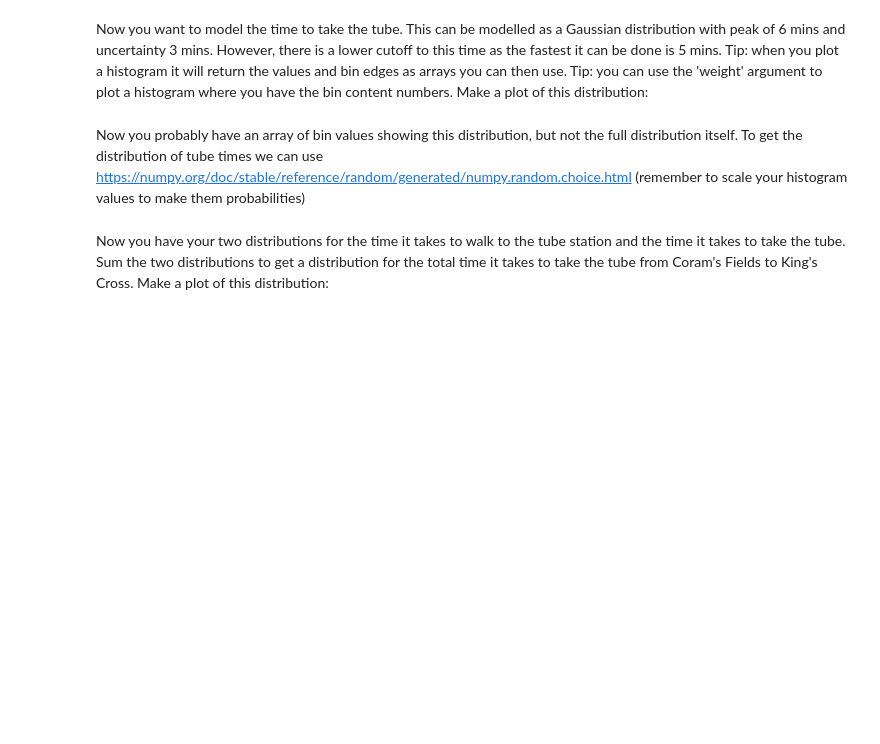
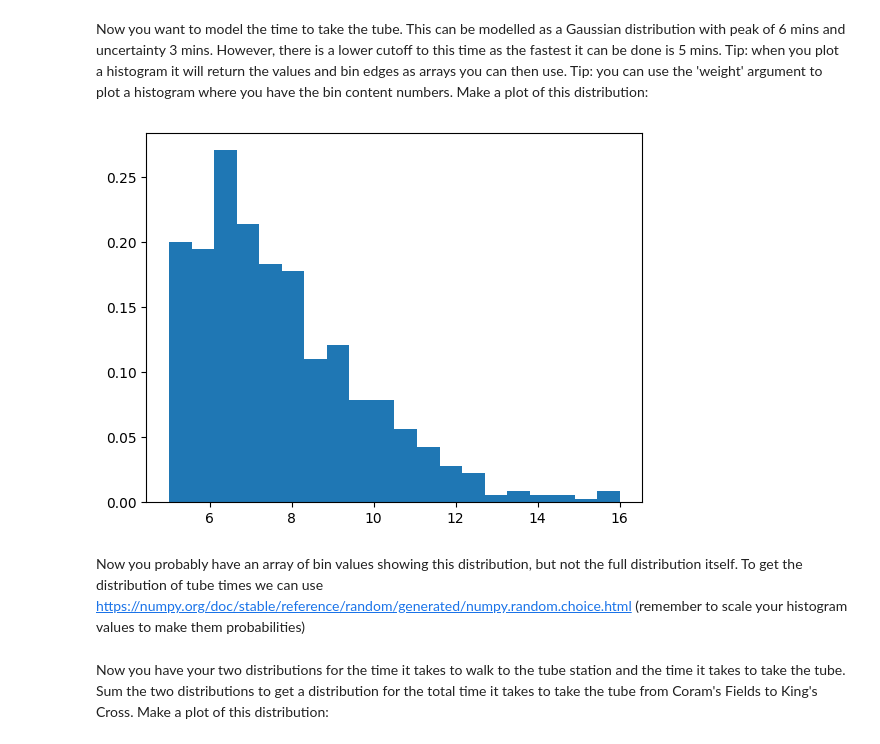
Before and after one commit to abbeywaldron/research_methods_2025, a Jupyter notebook: stats.ipynb, the cells around one changed output. Cells and saved outputs as stored; diff of their text form; code cells hidden in the pictures; blank space fills up the shorter version.

```diff
--- a/stats.ipynb
+++ b/stats.ipynb
@@ -13,4 +29,11 @@ You should see a smooth Gaussian distribution centered around 14.  Now, we want
 # %% [markdown]
 Now you want to model the time to take the tube.  This can be modelled as a Gaussian distribution with peak of 6 mins and uncertainty 3 mins.  However, there is a lower cutoff to this time as the fastest it can be done is 5 mins.  Tip: when you plot a histogram it will return the values and bin edges as arrays you can then use.  Tip: you can use the 'weight' argument to plot a histogram where you have the bin content numbers.  Make a plot of this distribution:
+# %%
+tube = np.random.normal(loc=6.0, scale=3.0, size=1000)
+tube = tube[tube > 5]
+tube_hist = plt.hist(tube, bins=20, density=True)
+plt.show()
+# %% [output]
+[figure, added]
 # %% [markdown]
 Now you probably have an array of bin values showing this distribution, but not the full distribution itself.  To get the distribution of tube times we can use https://numpy.org/doc/stable/reference/random/generated/numpy.random.choice.html (remember to scale your histogram values to make them probabilities)
```
Also changed, not shown: parts of 22 cells of this notebook.
